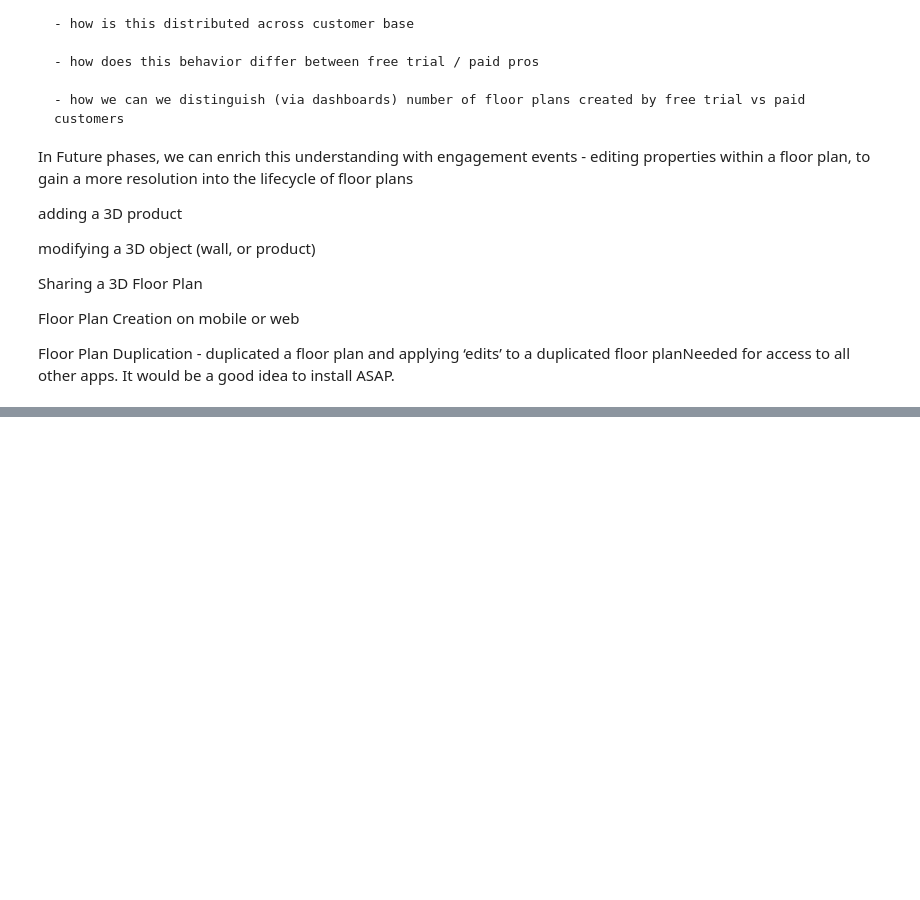
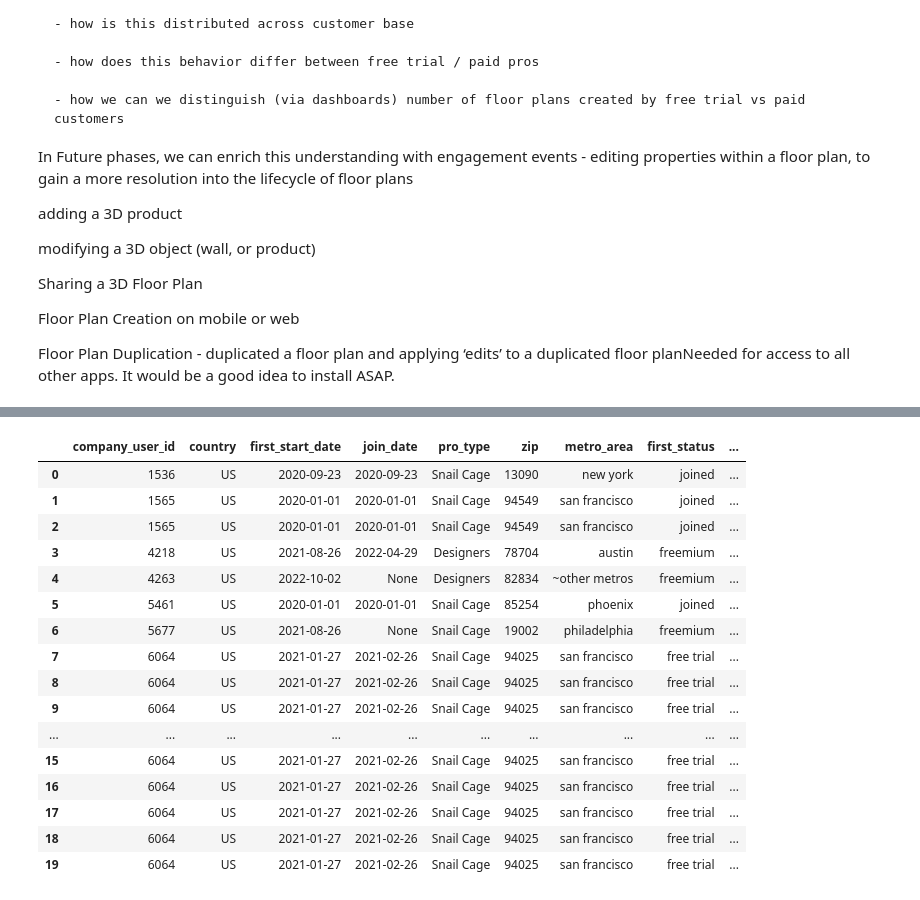
Before and after one commit to NLhouzz/Notebooks, a Jupyter notebook: data_1601_02.ipynb, the cells around one changed output, grey strips where cells are left out. Saved outputs shown, nothing was run; the diff lists cells and outputs as text; code cells hidden in the pictures; blank space fills up the shorter version.

```diff
--- a/data_1601_02.ipynb
+++ b/data_1601_02.ipynb
@@ -209,0 +210,48 @@ pd.read_sql(get_dim_companies() + 'select * from first  limit 20', conn)
+# %%
+# get number of valid floorplans over time and plot by company paying status
+def join_val_fp_companies():
+    sql = 'with ' + validate_floorplans() + ', ' + get_dim_companies() + '''
+    -- join val_fp and first by company_user_id
+    -- floor status = free if its date was before join_date or after last_live_date
+    -- TO VERIFY: floor status = paying if its date was between join_date and last_live_date
+    ,df as (
+        select
+            first.*
+            , floorplan_id, fp_created_dt, fp_status, minutes_since_prev
+            , case
+                when date(fp_created_dt) between date_add('day', -30, date(join_date)) and date(join_date) then  '1:free trial (converted)'
+                when date(fp_created_dt) between date(join_date) and date_add('day', 30, date(join_date)) then  '2:0-30d payment'
+                when date(fp_created_dt) between date_add('day', 31, date(join_date)) and date_add('day', 90, date(join_date)) then  '3:30-90d payment'
+                when date(fp_created_dt) between date_add('day', 91, date(join_date)) and date_add('day', 365, date(join_date)) then  '4:90d-1yr payment'
+                when date(fp_created_dt) between date_add('day', 366, date(join_date)) and date(last_live_date) then  '5:1y+ payment'
+                else '0:free' end as fp_paying_status
+        from first
+        left join val_fp
+        on first.company_user_id = val_fp.company_user_id
+        where fp_status = 'valid'
+            --and country = 'US'
+        order by first.company_user_id, fp_created_dt
+    )
+    '''
+    return sql
+# %%
+# sample the first 20 rows of join_val_fp_companies
+pd.read_sql(join_val_fp_companies() + 'select * from df limit 20', conn)
+# %% [output]
+|  | company_user_id | country | first_start_date | join_date | pro_type | zip | metro_area | first_status | ... |
+| 0 | 1536 | US | 2020-09-23 | 2020-09-23 | Snail Cage | 13090 | new york | joined | ... |
+| 1 | 1565 | US | 2020-01-01 | 2020-01-01 | Snail Cage | 94549 | san francisco | joined | ... |
+| 2 | 1565 | US | 2020-01-01 | 2020-01-01 | Snail Cage | 94549 | san francisco | joined | ... |
+| 3 | 4218 | US | 2021-08-26 | 2022-04-29 | Designers | 78704 | austin | freemium | ... |
+| 4 | 4263 | US | 2022-10-02 | None | Designers | 82834 | ~other metros | freemium | ... |
+| 5 | 5461 | US | 2020-01-01 | 2020-01-01 | Snail Cage | 85254 | phoenix | joined | ... |
+| 6 | 5677 | US | 2021-08-26 | None | Snail Cage | 19002 | philadelphia | freemium | ... |
+| 7 | 6064 | US | 2021-01-27 | 2021-02-26 | Snail Cage | 94025 | san francisco | free trial | ... |
+| 8 | 6064 | US | 2021-01-27 | 2021-02-26 | Snail Cage | 94025 | san francisco | free trial | ... |
+| 9 | 6064 | US | 2021-01-27 | 2021-02-26 | Snail Cage | 94025 | san francisco | free trial | ... |
+| ... | ... | ... | ... | ... | ... | ... | ... | ... | ... |
+| 15 | 6064 | US | 2021-01-27 | 2021-02-26 | Snail Cage | 94025 | san francisco | free trial | ... |
+| 16 | 6064 | US | 2021-01-27 | 2021-02-26 | Snail Cage | 94025 | san francisco | free trial | ... |
+| 17 | 6064 | US | 2021-01-27 | 2021-02-26 | Snail Cage | 94025 | san francisco | free trial | ... |
+| 18 | 6064 | US | 2021-01-27 | 2021-02-26 | Snail Cage | 94025 | san francisco | free trial | ... |
+| 19 | 6064 | US | 2021-01-27 | 2021-02-26 | Snail Cage | 94025 | san francisco | free trial | ... |
```
Also changed, not shown: parts of 3 cells of this notebook.
